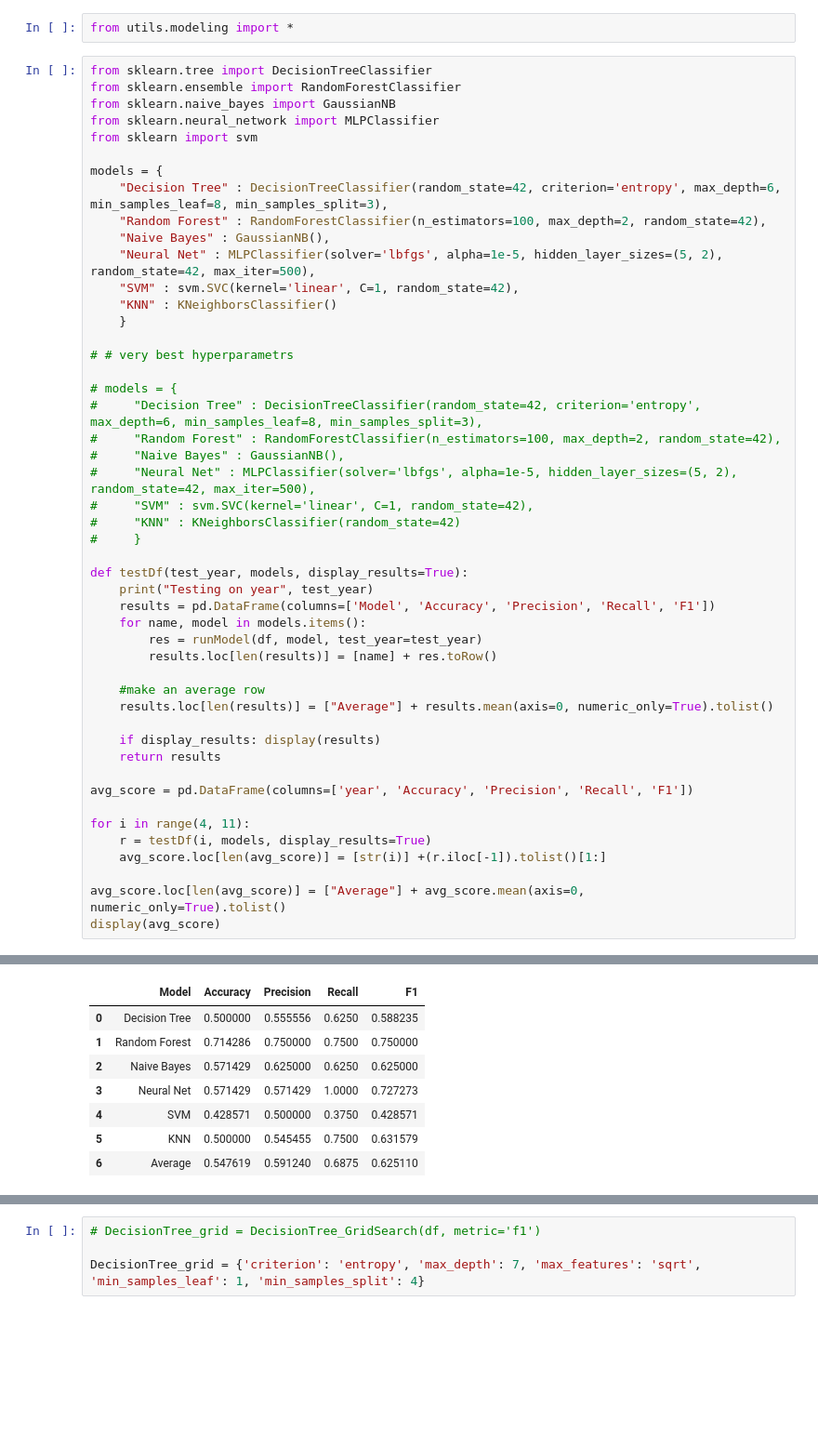
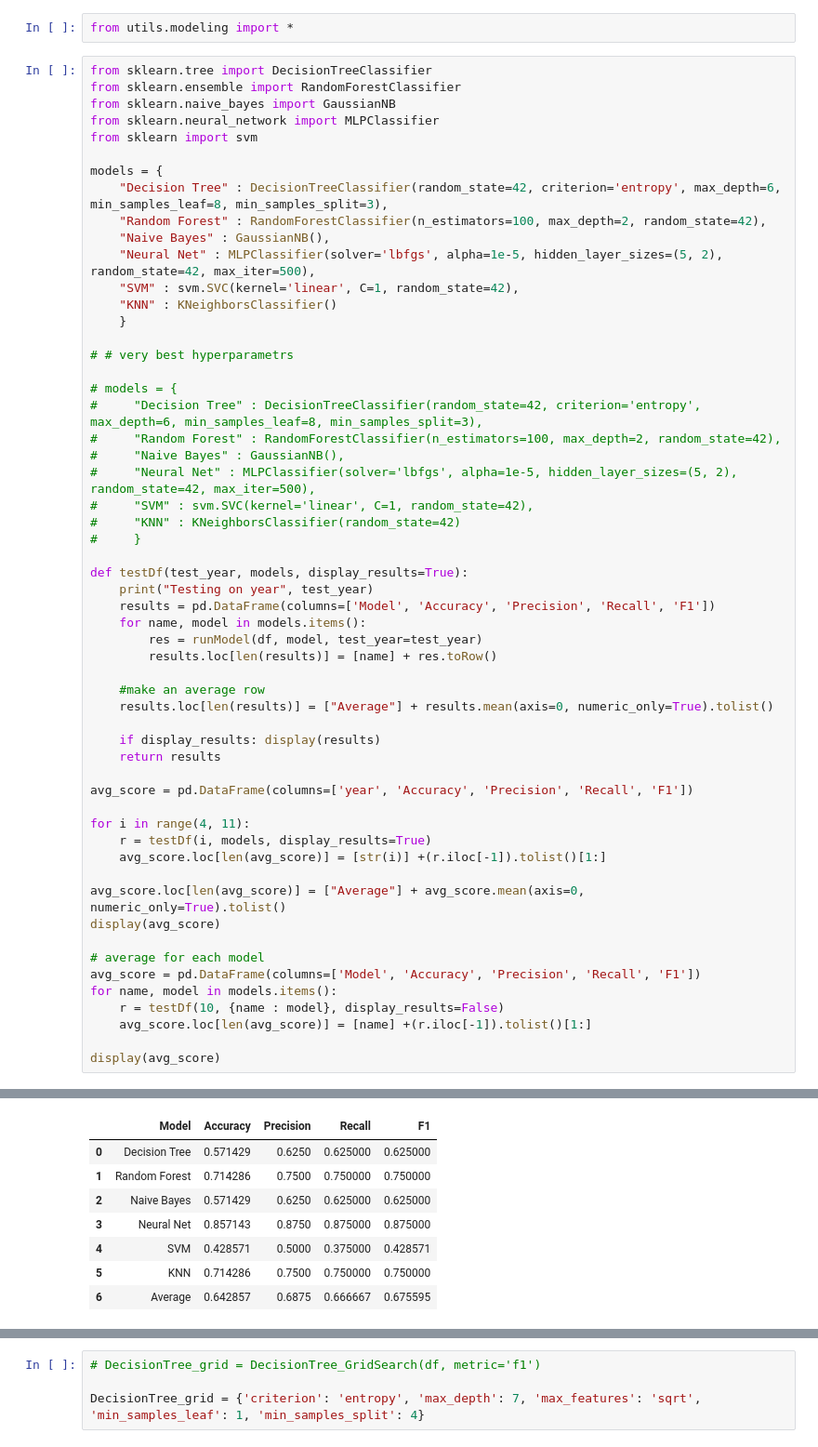
Before and after one commit to MartimHenriques/feup-machine-learning, a Jupyter notebook: src/pipeline.ipynb, the cells around one changed output, grey strips where cells are left out. Shown at 93% size. Saved outputs shown, nothing was run; the diff lists cells and outputs as text; blank space fills up the shorter version.

```diff
--- a/src/pipeline.ipynb
+++ b/src/pipeline.ipynb
@@ -176,5 +176,13 @@ for i in range(4, 11):
 
 avg_score.loc[len(avg_score)] = ["Average"] + avg_score.mean(axis=0, numeric_only=True).tolist()
 display(avg_score)
+
+# average for each model
+avg_score = pd.DataFrame(columns=['Model', 'Accuracy', 'Precision', 'Recall', 'F1'])
+for name, model in models.items():
+    r = testDf(10, {name : model}, display_results=False)
+    avg_score.loc[len(avg_score)] = [name] +(r.iloc[-1]).tolist()[1:]
+
+display(avg_score)
 # %% [output]
 Testing on year 4
@@ -197,9 +205,9 @@ dtype: int64
 |  | Model | Accuracy | Precision | Recall | F1 |
-| 0 | Decision Tree | 0.500000 | 0.555556 | 0.6250 | 0.588235 |
-| 1 | Random Forest | 0.714286 | 0.750000 | 0.7500 | 0.750000 |
-| 2 | Naive Bayes | 0.571429 | 0.625000 | 0.6250 | 0.625000 |
-| 3 | Neural Net | 0.571429 | 0.571429 | 1.0000 | 0.727273 |
-| 4 | SVM | 0.428571 | 0.500000 | 0.3750 | 0.428571 |
-| 5 | KNN | 0.500000 | 0.545455 | 0.7500 | 0.631579 |
-| 6 | Average | 0.547619 | 0.591240 | 0.6875 | 0.625110 |
+| 0 | Decision Tree | 0.571429 | 0.6250 | 0.625000 | 0.625000 |
+| 1 | Random Forest | 0.714286 | 0.7500 | 0.750000 | 0.750000 |
+| 2 | Naive Bayes | 0.571429 | 0.6250 | 0.625000 | 0.625000 |
+| 3 | Neural Net | 0.857143 | 0.8750 | 0.875000 | 0.875000 |
+| 4 | SVM | 0.428571 | 0.5000 | 0.375000 | 0.428571 |
+| 5 | KNN | 0.714286 | 0.7500 | 0.750000 | 0.750000 |
+| 6 | Average | 0.642857 | 0.6875 | 0.666667 | 0.675595 |
 Testing on year 5
```
Also changed, not shown: parts of 7 cells of this notebook, 3 other files.
